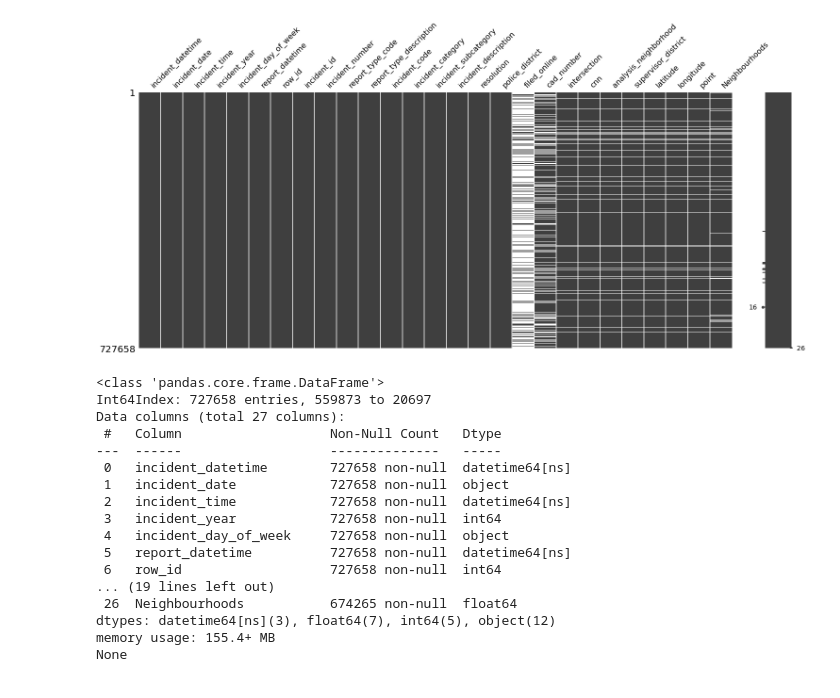
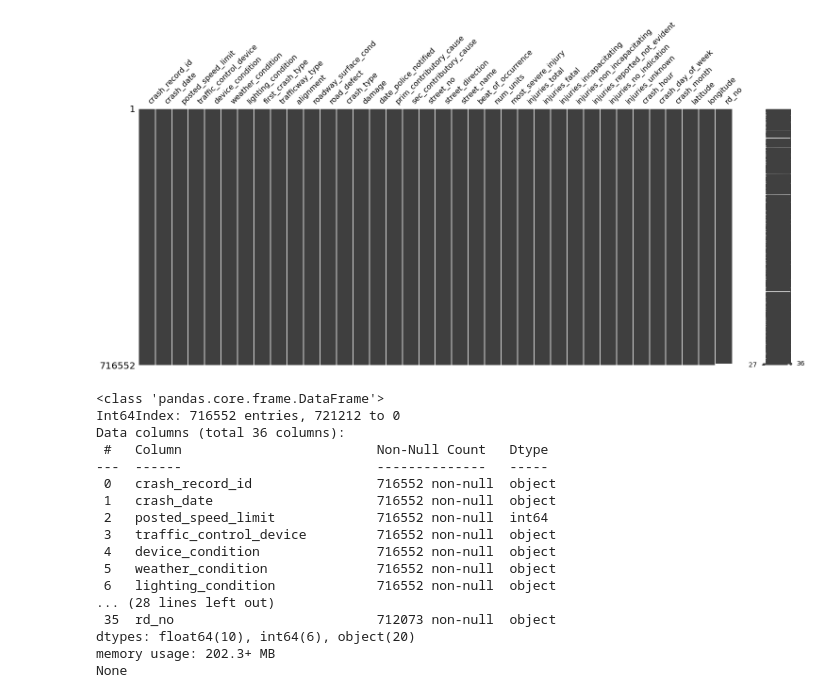
Before and after one commit to jlenehan/Chicago_Dispatch_Classification, a Jupyter notebook: UCDPA_JohnLenehan.ipynb, the cells around one changed output. Cells and saved outputs as stored; diff of their text form; code cells hidden in the pictures.

```diff
--- a/UCDPA_JohnLenehan.ipynb
+++ b/UCDPA_JohnLenehan.ipynb
@@ -176,34 +175,32 @@ plt.show()
-# %%
-#Visualising missing data
-
-#Sorting values by report received date
-sfpd_incident_current = sfpd_incident_current.sort_values(by='report_datetime',ascending=True)
-
-#plotting matrix of missing data
-msno.matrix(sfpd_incident_current)
-plt.show()
-
-#info of sorted data
-print(sfpd_incident_current.info())
-# %% [output]
-[figure, removed]
-<class 'pandas.core.frame.DataFrame'>
-Int64Index: 727658 entries, 559873 to 20697
-Data columns (total 27 columns):
- #   Column                   Non-Null Count   Dtype
----  ------                   --------------   -----
- 0   incident_datetime        727658 non-null  datetime64[ns]
- 1   incident_date            727658 non-null  object
- 2   incident_time            727658 non-null  datetime64[ns]
- 3   incident_year            727658 non-null  int64
- 4   incident_day_of_week     727658 non-null  object
- 5   report_datetime          727658 non-null  datetime64[ns]
- 6   row_id                   727658 non-null  int64
-... (19 lines left out)
- 26  Neighbourhoods           674265 non-null  float64
-dtypes: datetime64[ns](3), float64(7), int64(5), object(12)
-memory usage: 155.4+ MB
-None
+# %%
+#exclude rows missing geolocation data
+collision_data = collision_data.dropna(subset = ['latitude'])
+
+#plotting matrix of data
+msno.matrix(collision_data)
+plt.show()
+
+#data info
+print(collision_data.info())
+# %% [output]
+[figure, added]
+<class 'pandas.core.frame.DataFrame'>
+Int64Index: 716552 entries, 721212 to 0
+Data columns (total 36 columns):
+ #   Column                         Non-Null Count   Dtype
+---  ------                         --------------   -----
+ 0   crash_record_id                716552 non-null  object
+ 1   crash_date                     716552 non-null  object
+ 2   posted_speed_limit             716552 non-null  int64
+ 3   traffic_control_device         716552 non-null  object
+ 4   device_condition               716552 non-null  object
+ 5   weather_condition              716552 non-null  object
+ 6   lighting_condition             716552 non-null  object
+... (28 lines left out)
+ 35  rd_no                          712073 non-null  object
+dtypes: float64(10), int64(6), object(20)
+memory usage: 202.3+ MB
+None
 # %%
 ##########################################
 #Step 4: Joining data
```
Also changed, not shown: parts of 8 cells of this notebook.
